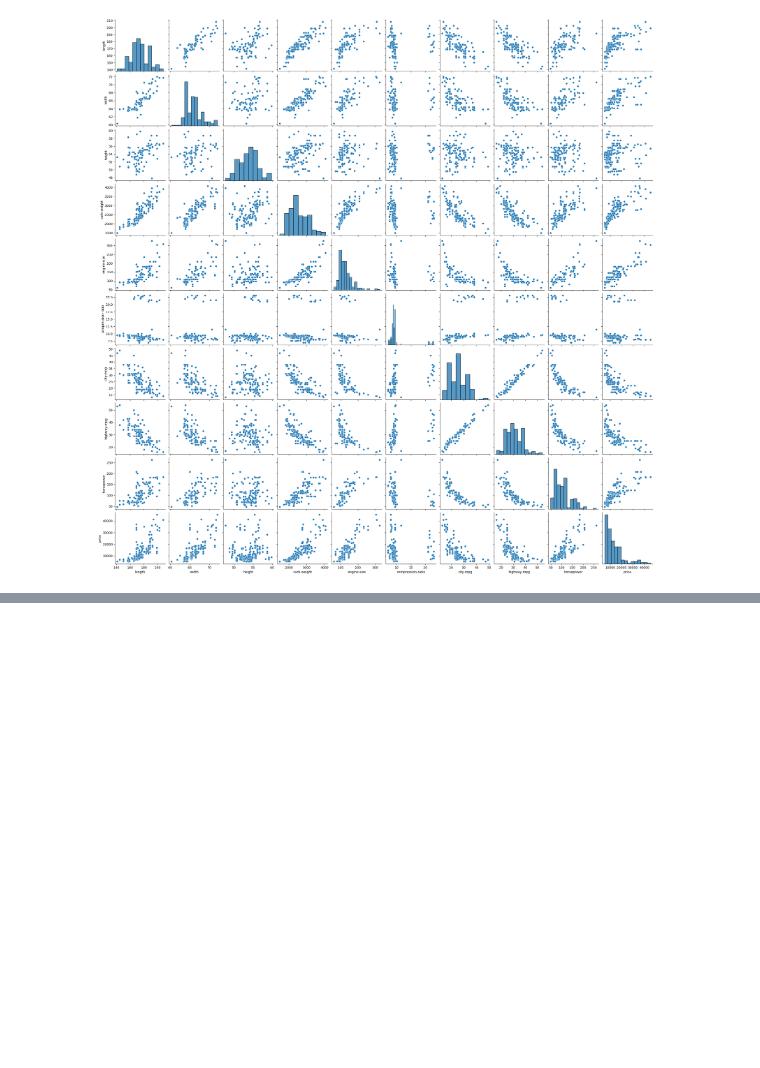
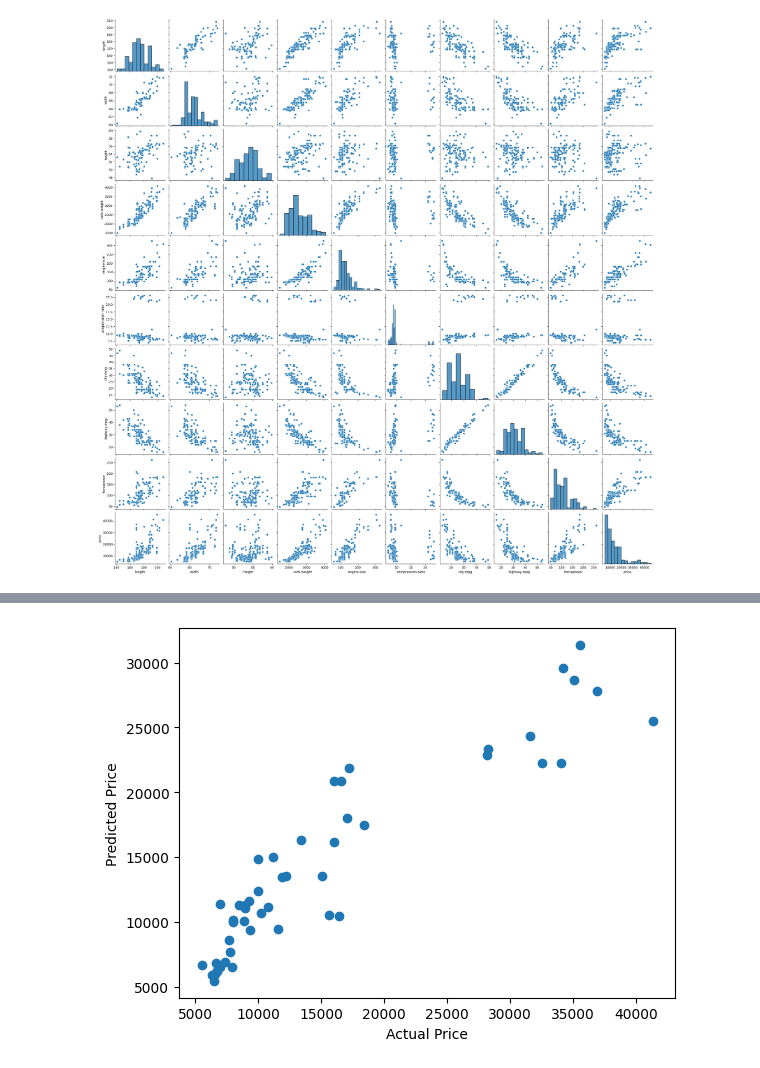
Before and after one commit to amrith-r-naik/MIT-Internship, a Jupyter notebook: ML.ipynb, the cells around one changed output, grey strips where cells are left out. Cells and saved outputs as stored; diff of their text form; code cells hidden in the pictures; blank space fills up the shorter version.

Commit message:
Linear regression completed

```diff
--- a/ML.ipynb
+++ b/ML.ipynb
@@ -45,0 +53,8 @@ plt.show()
+# %%
+X = df[['engine-size','curb-weight','horsepower','width','highway-mpg']]
+y = df[target]
+
+X_train, X_test, y_train, y_test =  train_test_split(X,y, random_state=42)
+# %%
+model = LinearRegression()
+model.fit(X_train,y_train)
@@ -45,0 +63,7 @@ plt.show()
+# %%
+y_pred = model.predict(X_test)
+
+mse = mean_squared_error(y_test,y_pred)
+r2 = r2_score(y_test, y_pred)
+
+mse, r2
@@ -45,0 +82,7 @@ plt.show()
+# %%
+plt.scatter(y_test,y_pred)
+plt.xlabel('Actual Price')
+plt.ylabel('Predicted Price')
+plt.show()
+# %% [output]
+[figure, added]
```
Also changed, not shown: parts of 5 cells of this notebook, 1 other file.
